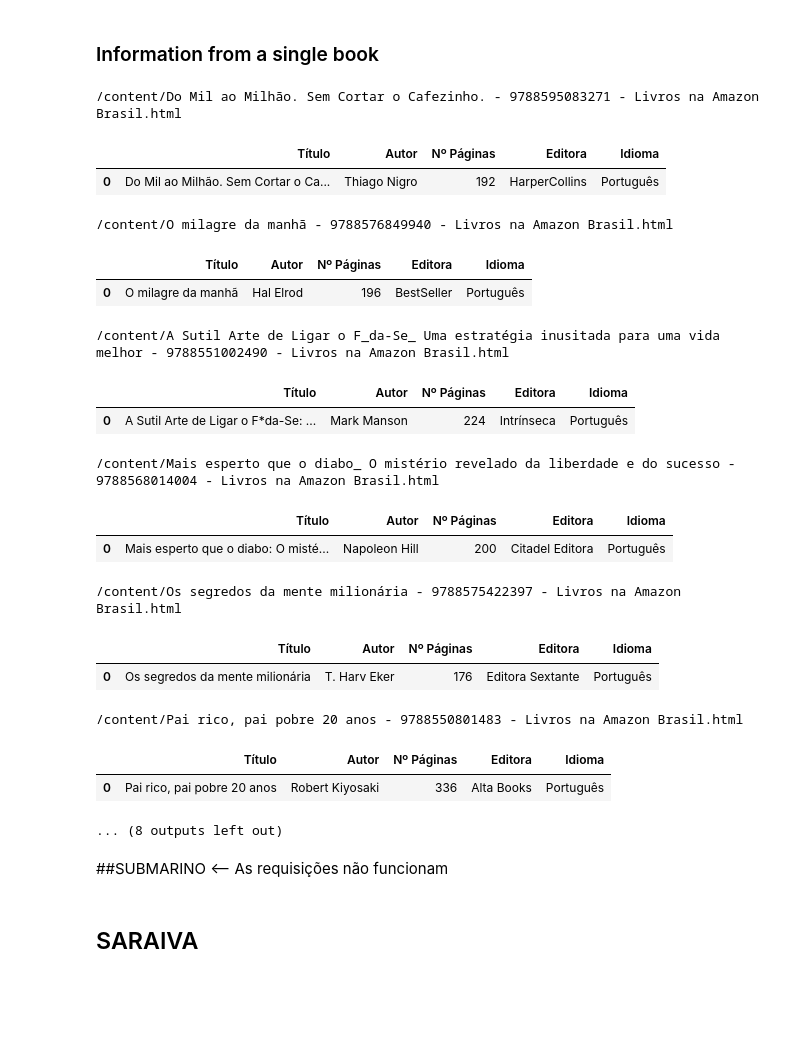
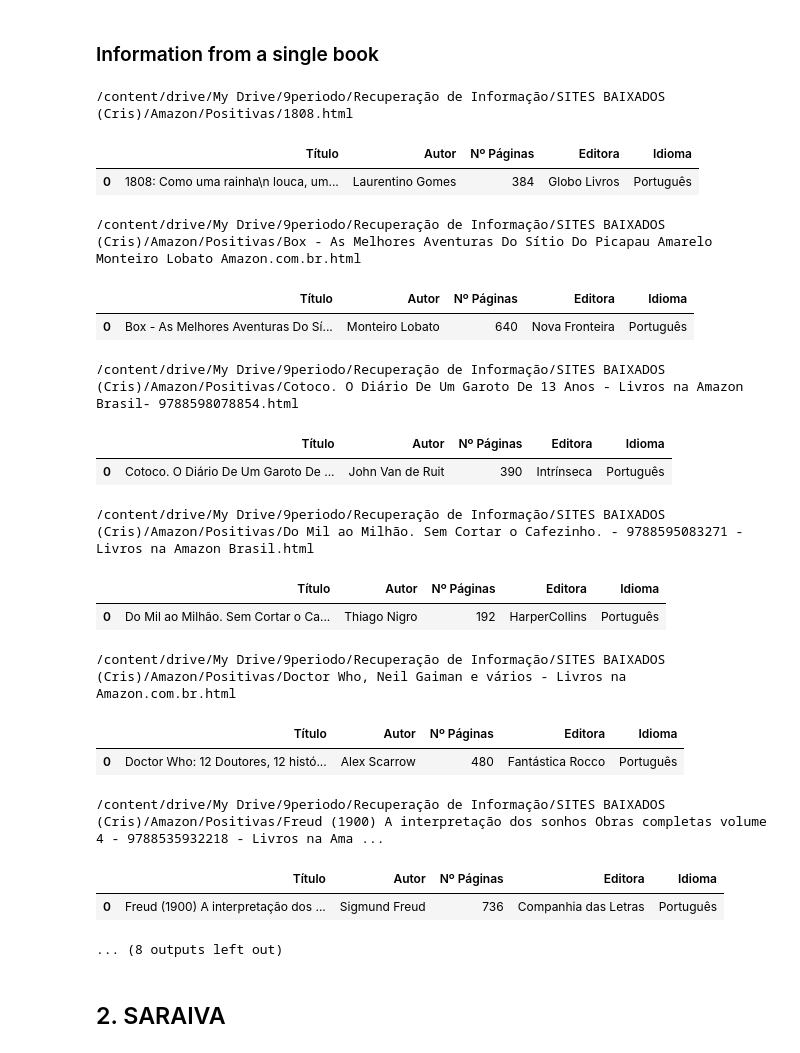
Before and after one commit to cmlins/recuperacaoDeInformacao, a Jupyter notebook: wrapper.ipynb, the cells around one changed output. Cells and saved outputs as stored; diff of their text form; code cells hidden in the pictures; blank space fills up the shorter version.

```diff
--- a/wrapper.ipynb
+++ b/wrapper.ipynb
@@ -71,7 +86,7 @@ def Amazon_col(site):
 # %%
 for url in url_list:
   print(url)
-  display(Amazon_col(url)[:5])
+  Amazon_col(url)
   print('\n')
 # %% [output]
 https://www.amazon.com.br/Livros/b?ie=UTF8&node=6740748011&ref_=nav_books_all
@@ -138,9 +122,16 @@ url_down_list = [r'/content/Do Mil ao Milhão. Sem Cortar o Cafezinho. - 9788595
+# %%
+ama_down_list = [ r'/content/drive/My Drive/9periodo/Recuperação de Informação/SITES BAIXADOS (Cris)/Amazon/Positivas/1808.html',
+                  r'/content/drive/My Drive/9periodo/Recuperação de Informação/SITES BAIXADOS (Cris)/Amazon/Positivas/Box - As Melhores Aventuras Do Sítio Do Picapau Amarelo Monteiro Lobato Amazon.com.br.html',
+                  r'/content/drive/My Drive/9periodo/Recuperação de Informação/SITES BAIXADOS (Cris)/Amazon/Positivas/Cotoco. O Diário De Um Garoto De 13 Anos - Livros na Amazon Brasil- 9788598078854.html',
+                  r'/content/drive/My Drive/9periodo/Recuperação de Informação/SITES BAIXADOS (Cris)/Amazon/Positivas/Do Mil ao Milhão. Sem Cortar o Cafezinho. - 9788595083271 - Livros na Amazon Brasil.html',
+                  r'/content/drive/My Drive/9periodo/Recuperação de Informação/SITES BAIXADOS (Cris)/Amazon/Positivas/Doctor Who, Neil Gaiman e vários - Livros na Amazon.com.br.html',
+                  r'/content/drive/My Drive/9periodo/Recuperação de Informação/SITES BAIXADOS (Cris)/Amazon/Positivas/Freud (1900) A interpretação dos sonhos Obras completas volume 4 - 9788535932218 - Livros na Amazon Brasil.html',
+                  r'/content/drive/My Drive/9periodo/Recuperação de Informação/SITES BAIXADOS (Cris)/Amazon/Positivas/Good Omens Belas Maldições - Livros na Amazon Brasil- 9788528624021.html',
+                  r'/content/drive/My Drive/9periodo/Recuperação de Informação/SITES BAIXADOS (Cris)/Amazon/Positivas/Os Mitos de Cthulhu - Volume Único (Exclusivo Amazon) Livros.html',
+                  r'/content/drive/My Drive/9periodo/Recuperação de Informação/SITES BAIXADOS (Cris)/Amazon/Positivas/Redes de Computadores e a Internet Uma Abordagem Top-Down - 9788581436777 - Livros na Amazon Brasil.html',
+                  r'/content/drive/My Drive/9periodo/Recuperação de Informação/SITES BAIXADOS (Cris)/Amazon/Positivas/Sobotta - Atlas de Anatomia Humana - 3 Volumes - 9788527732376 - Livros na Amazon Brasil.html']
 # %%
 def amazon_single(site):
-  # page = rq.get(url)
-  # # print(page.text)
-
-  # soup = bs(page.text,"html.parser")
 
   soup = bs(open(site),"html.parser")
 
@@ -163,31 +154,29 @@ def amazon_single(site):
   book_pd = pd.DataFrame([list_info],\
                         columns=cols)
 
-  return book_pd
+  return display(book_pd)
 # %%
-for book in url_down_list:
-  print(book,'\n')
-  display(amazon_single(book))
+for url in ama_down_list:
+  print(url)
+  amazon_single(url)
   print('\n')
 # %% [output]
-/content/Do Mil ao Milhão. Sem Cortar o Cafezinho. - 9788595083271 - Livros na Amazon Brasil.html
+/content/drive/My Drive/9periodo/Recuperação de Informação/SITES BAIXADOS (Cris)/Amazon/Positivas/1808.html
 |  | Título | Autor | Nº Páginas | Editora | Idioma |
-| 0 | Do Mil ao Milhão. Sem Cortar o Ca... | Thiago Nigro | 192 | HarperCollins | Português |
+| 0 | 1808: Como uma rainha\n louca, um... | Laurentino Gomes | 384 | Globo Livros | Português |
-/content/O milagre da manhã - 9788576849940 - Livros na Amazon Brasil.html
+/content/drive/My Drive/9periodo/Recuperação de Informação/SITES BAIXADOS (Cris)/Amazon/Positivas/Box - As Melhores Aventuras Do Sítio Do Picapau Amarelo Monteiro Lobato Amazon.com.br.html
 |  | Título | Autor | Nº Páginas | Editora | Idioma |
-| 0 | O milagre da manhã | Hal Elrod | 196 | BestSeller | Português |
+| 0 | Box - As Melhores Aventuras Do Sí... | Monteiro Lobato | 640 | Nova Fronteira | Português |
-/content/A Sutil Arte de Ligar o F_da-Se_ Uma estratégia inusitada para uma vida melhor - 9788551002490 - Livros na Amazon Brasil.html
+/content/drive/My Drive/9periodo/Recuperação de Informação/SITES BAIXADOS (Cris)/Amazon/Positivas/Cotoco. O Diário De Um Garoto De 13 Anos - Livros na Amazon Brasil- 9788598078854.html
 |  | Título | Autor | Nº Páginas | Editora | Idioma |
-| 0 | A Sutil Arte de Ligar o F*da-Se: ... | Mark Manson | 224 | Intrínseca | Português |
+| 0 | Cotoco. O Diário De Um Garoto De ... | John Van de Ruit | 390 | Intrínseca | Português |
-/content/Mais esperto que o diabo_ O mistério revelado da liberdade e do sucesso - 9788568014004 - Livros na Amazon Brasil.html
+/content/drive/My Drive/9periodo/Recuperação de Informação/SITES BAIXADOS (Cris)/Amazon/Positivas/Do Mil ao Milhão. Sem Cortar o Cafezinho. - 9788595083271 - Livros na Amazon Brasil.html
 |  | Título | Autor | Nº Páginas | Editora | Idioma |
-| 0 | Mais esperto que o diabo: O misté... | Napoleon Hill | 200 | Citadel Editora | Português |
+| 0 | Do Mil ao Milhão. Sem Cortar o Ca... | Thiago Nigro | 192 | HarperCollins | Português |
-/content/Os segredos da mente milionária - 9788575422397 - Livros na Amazon Brasil.html
+/content/drive/My Drive/9periodo/Recuperação de Informação/SITES BAIXADOS (Cris)/Amazon/Positivas/Doctor Who, Neil Gaiman e vários - Livros na Amazon.com.br.html
 |  | Título | Autor | Nº Páginas | Editora | Idioma |
-| 0 | Os segredos da mente milionária | T. Harv Eker | 176 | Editora Sextante | Português |
+| 0 | Doctor Who: 12 Doutores, 12 histó... | Alex Scarrow | 480 | Fantástica Rocco | Português |
-/content/Pai rico, pai pobre 20 anos - 9788550801483 - Livros na Amazon Brasil.html
+/content/drive/My Drive/9periodo/Recuperação de Informação/SITES BAIXADOS (Cris)/Amazon/Positivas/Freud (1900) A interpretação dos sonhos Obras completas volume 4 - 9788535932218 - Livros na Ama ...
 |  | Título | Autor | Nº Páginas | Editora | Idioma |
-| 0 | Pai rico, pai pobre 20 anos | Robert Kiyosaki | 336 | Alta Books | Português |
+| 0 | Freud (1900) A interpretação dos ... | Sigmund Freud | 736 | Companhia das Letras | Português |
 ... (8 outputs left out)
-# %% [markdown]
-##SUBMARINO <-- As requisições não funcionam
@@ -203,2 +183,2 @@ soup = bs(page.text,"html.parser")
 # %% [markdown]
-## SARAIVA
+## 2. SARAIVA
```
Also changed, not shown: parts of 48 cells of this notebook.
